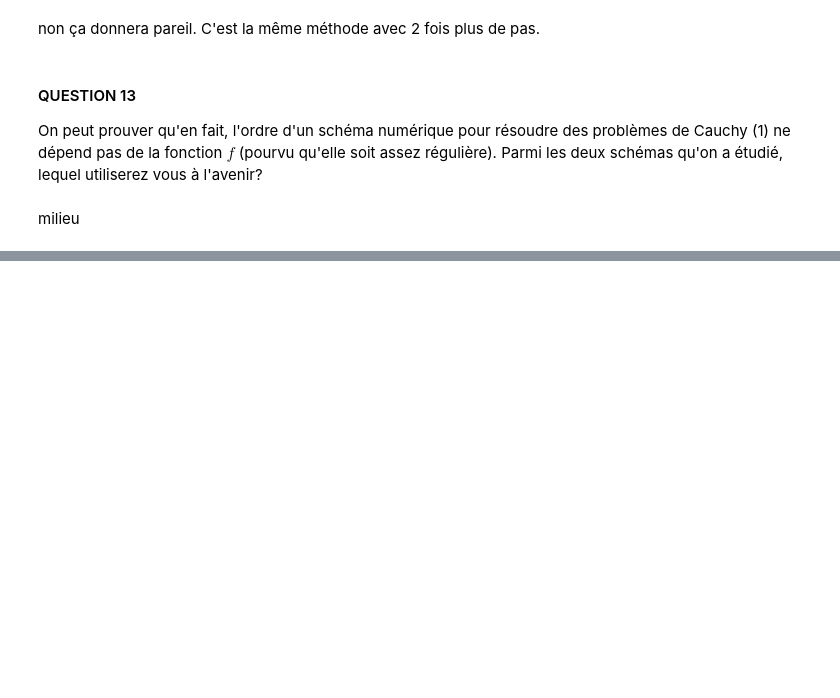
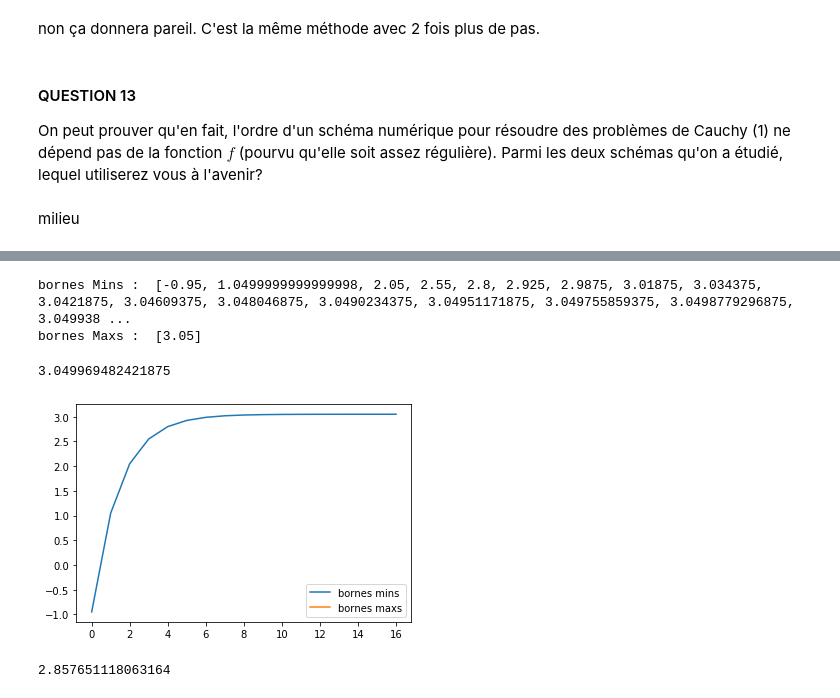
Before and after one commit to pierreGarciaRaf/analyseSim, a Jupyter notebook: TP3/TP03_2.ipynb, the cells around one changed output, grey strips where cells are left out. Saved outputs shown, nothing was run; the diff lists cells and outputs as text; code cells hidden in the pictures; blank space fills up the shorter version.

```diff
--- a/TP3/TP03_2.ipynb
+++ b/TP3/TP03_2.ipynb
@@ -318,0 +387,40 @@ milieu
+# %%
+def resEquation(f,y_t,t,dt,prec):
+    """
+    resout l'équation y_t+1 = y_t + f(t+dt,y_t+1)
+    et retourne y_t+1
+    """
+
+    borneMin = y_t + dt *f(t,y_t) - 2
+    borneMax = borneMin + 4
+    bornesMins = [borneMin]
+    bornesMaxs = [borneMax]
+    distance  = lambda : borneMax-borneMin
+    moy = lambda : (borneMax+borneMin)*0.5
+    while (distance() > prec):
+        if (f(t+dt,moy()) - moy() < 0 ):
+            borneMax = moy()
+            bornesMaxs.append(borneMax)
+        else:
+            borneMin = moy()
+            bornesMins.append(borneMin)
+
+
+    plt.plot(range(len(bornesMins)),bornesMins, label = "bornes mins")
+    plt.plot(range(len(bornesMaxs)),bornesMaxs, label = "bornes maxs")
+    plt.legend()
+    print("bornes Mins : ",bornesMins)
+    print("bornes Maxs : ",bornesMaxs)
+
+    return moy()
+# %%
+resEquation((lambda t,y: y),1,1,0.05,0.0001)
+# %% [output]
+bornes Mins :  [-0.95, 1.0499999999999998, 2.05, 2.55, 2.8, 2.925, 2.9875, 3.01875, 3.034375, 3.0421875, 3.04609375, 3.048046875, 3.0490234375, 3.04951171875, 3.049755859375, 3.0498779296875, 3.049938 ...
+bornes Maxs :  [3.05]
+3.049969482421875
+[figure, added]
+# %%
+np.exp(1+0.05)
+# %% [output]
+2.857651118063164
```
Also changed, not shown: parts of 12 cells of this notebook, 30 other files.
